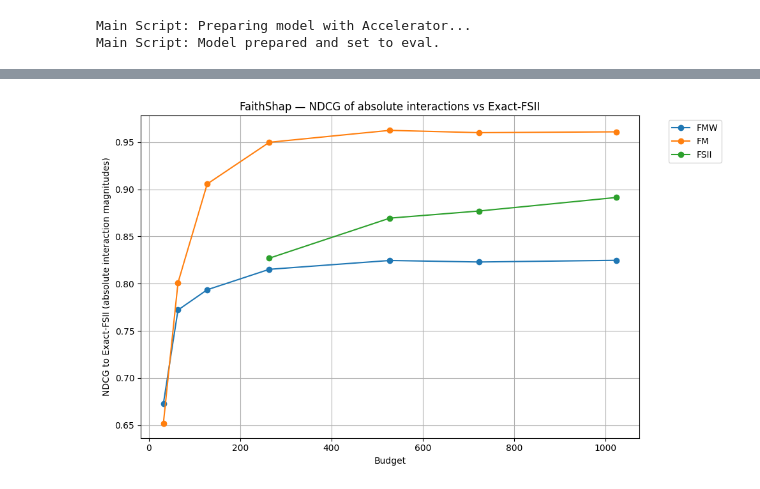
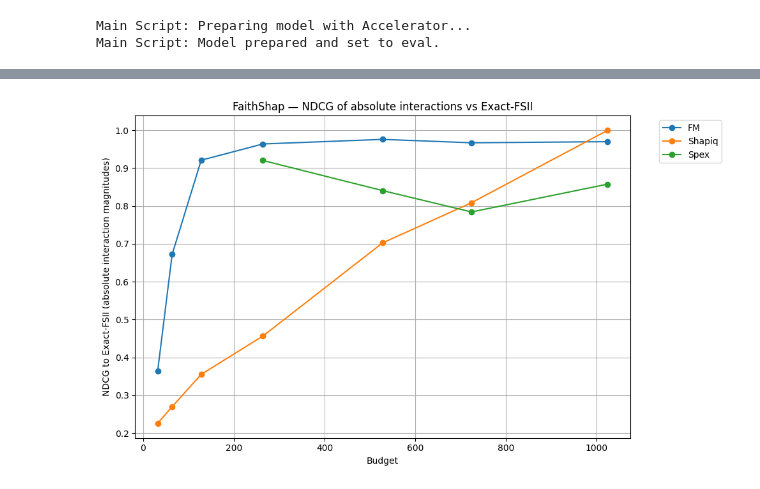
Before and after one commit to iNema9590/LLMX, a Jupyter notebook: Notebooks/musique_4.ipynb, the cells around one changed output, grey strips where cells are left out. Drawn from its saved outputs; the diff is of its cells as text; code cells hidden in the pictures.

```diff
--- a/Notebooks/musique_4.ipynb
+++ b/Notebooks/musique_4.ipynb
@@ -433,7 +510,7 @@ import pandas as pd
 import matplotlib.pyplot as plt
 
 # Filter budgeted methods at budget = 274
-df_budgeted_264 = df_budgeted[df_budgeted['budget'] == 1024]
+df_budgeted_264 = df_budgeted[df_budgeted['budget'] == 128]
 
 # Metrics to plot
 recall_metrics = [f"Recall@{k}" for k in range(1, 6)]
@@ -451,9 +528,9 @@ for fam in families:
         plt.plot(k_values, recalls, marker='o', label=fam)
 
 # Plot constant methods
-for idx, (_, row) in enumerate(df_const.iterrows()):
-    recalls = [row[m] for m in recall_metrics]
-    plt.plot(k_values, recalls, marker='x', linestyle="--", label=row['method'])
+# for idx, (_, row) in enumerate(df_const.iterrows()):
+#     recalls = [row[m] for m in recall_metrics]
+#     plt.plot(k_values, recalls, marker='x', linestyle="--", label=row['method'])
 
 plt.xlabel("k")
 plt.ylabel("Recall@k")
@@ -601,3 +735,12 @@ def compute_rr_at_k(interaction, ground_truth, k):
         pair_indices = set(sorted_pairs[i][0])
         rr_sum += len(ground_truth & pair_indices) / len(pair_indices)
     return rr_sum / k if k > 0 else 0.0
+
+ground_truth = set([0, 1,2,3])  # Example ground-truth indices
+k = 5  # Number of top interactions to consider
+
+rr_results = {}
+for method, interaction in extras[0].items():  # Use the correct experiment index
+    rr_results[method] = compute_rr_at_k(interaction, ground_truth, k)
+
+print(rr_results)
@@ -604,9 +748,0 @@ def compute_rr_at_k(interaction, ground_truth, k):
-# %%
-ground_truth = set([0, 1,2,3,5])  # Example ground-truth indices
-k = 5  # Number of top interactions to consider
-
-rr_results = {}
-for method, interaction in extras[0].items():  # Use the correct experiment index
-    rr_results[method] = compute_rr_at_k(interaction, ground_truth, k)
-
-print(rr_results)
@@ -699,18 +833,18 @@ def extract_budget(key):
 
 def extract_family(key):
     # Map method keys to families used in earlier plots
-    if key.startswith("FM_"):
+    if key.startswith("FMW"):
+        return "FMW"
+    elif key.startswith("FM"):
         return "FM"
-    elif key.startswith("FMW"):
-        return "FMW"
-    if key.startswith("Flk_"):
+    elif key.startswith("Flk_"):
         # collapse to Flu/Flk family prefix (keep as-is for plotting)
         parts = key.split("_")
         return parts[0]+parts[1] if parts else None
-    if key.startswith("Int_FSII") or key.startswith("FSII"):
-        return "FSII"
-    if key.startswith("Int_FBII") or key.startswith("FBII"):
-        return "FBII"
+    elif key.startswith("Spex"):
+        return "Spex"
+    elif key.startswith("Shapiq"):
+        return "Shapiq"
     return None
 
 def pairs_from_exact(exp_list):
@@ -756,7 +890,7 @@ else:
             try:
                 vec = vector_for_pairs(val, pairs)
                 # ndcg_score expects shape (n_samples, n_labels) for both y_true and y_score
-                score = ndcg_score([exact_vec], [vec])
+                score = ndcg_score([exact_vec], [vec], k=2)
                 per_method_ndcg[method].append(score)
             except Exception:
                 # skip methods we cannot convert
@@ -773,31 +907,31 @@ else:
         if budget is not None and family is not None:
             family_budget[family][budget].append(score)
 
     # Compute mean per family-budget (in case multiple variant keys map to same family-budget)
     family_budget_avg = {}
     for fam, bd in family_budget.items():
         family_budget_avg[fam] = {b: float(np.mean(vals)) for b, vals in bd.items()}
 
     # Plotting: line per family (budgeted), horizontal lines for constant methods
     plt.figure(figsize=(10,6))
     # Plot budgeted families
     for fam, bd in family_budget_avg.items():
         xs = sorted(bd.keys())
         ys = [bd[x] for x in xs]
         plt.plot(xs, ys, marker='o', label=fam)
 
     # Constant methods: plot as horizontal lines using avg_ndcg if available
     constant_methods = ['Exact-FSII','Exact-Shap','LOO','ARC-JSD']
     for cm in constant_methods:
         if cm in avg_ndcg:
             plt.axhline(y=avg_ndcg[cm], linestyle='--', label=cm)
 
     plt.xlabel('Budget')
     plt.ylabel('NDCG to Exact-FSII (absolute interaction magnitudes)')
     plt.title('FaithShap — NDCG of absolute interactions vs Exact-FSII')
     plt.legend(bbox_to_anchor=(1.05,1), loc='upper left')
     plt.grid(True)
     plt.tight_layout()
     plt.show()
 # %% [output]
-[figure, old version]
+[figure, new version]
```
Also changed, not shown: parts of 32 cells of this notebook, 3 other files.
